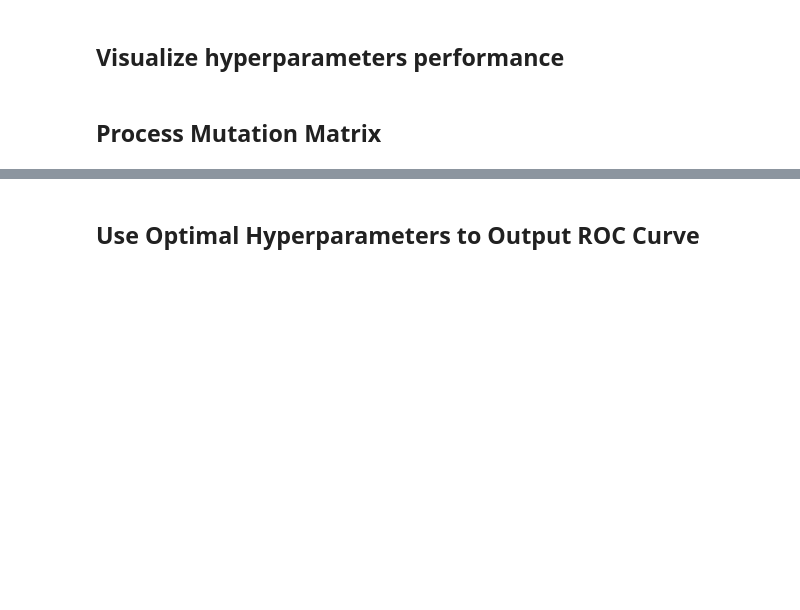
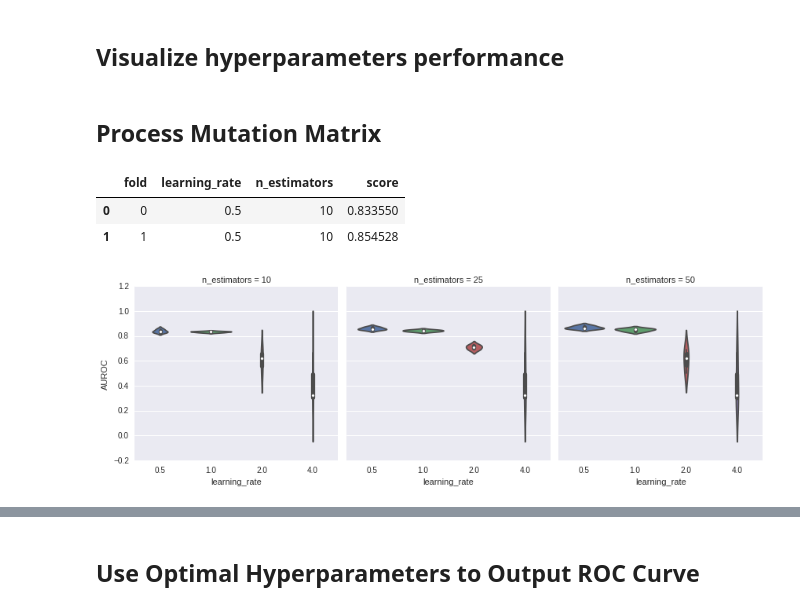
Before and after one commit to NabeelSarwar/machine-learning, a Jupyter notebook: algorithms/AdaBoost_NabeelSarwar.ipynb, the cells around one changed output, grey strips where cells are left out. Drawn from its saved outputs; the diff is of its cells as text; code cells hidden in the pictures; blank space fills up the shorter version.

```diff
--- a/algorithms/AdaBoost_NabeelSarwar.ipynb
+++ b/algorithms/AdaBoost_NabeelSarwar.ipynb
@@ -34,11 +34,11 @@ GENE = 'TP53'
 n_feature_kept = 500
 param_fixed = {
     'algorithm': 'SAMME.R',
-    'base_estimator': DecisionTreeClassifier
+    'base_estimator': DecisionTreeClassifier(max_depth=2)
 }
 param_grid = {
-    'learning_rate': [0.5, 1, 1.5, 2, 2.5, 3, 3.5, 4],
-    'n_estimators': [10, 25, 50, 75, 100]
+    'learning_rate': [0.5, 1, 2, 4],
+    'n_estimators': [10, 25, 50]
 }
 # %% [markdown]
 *Here is some [documentation](http://scikit-learn.org/stable/modules/generated/sklearn.linear_model.SGDClassifier.html) regarding the classifier and hyperparameters*
@@ -143,10 +176,16 @@ def grid_scores_to_df(grid_scores):
 # %%
 cv_score_df = grid_scores_to_df(clf_grid.grid_scores_)
 cv_score_df.head(2)
+# %% [output]
+|  | fold | learning_rate | n_estimators | score |
+| 0 | 0 | 0.5 | 10 | 0.833550 |
+| 1 | 1 | 0.5 | 10 | 0.854528 |
 # %%
 # Cross-validated performance distribution
-facet_grid = sns.factorplot(x='l1_ratio', y='score', col='alpha',
+facet_grid = sns.factorplot(x='learning_rate', y='score', col='n_estimators',
     data=cv_score_df, kind='violin', size=4, aspect=1)
 facet_grid.set_ylabels('AUROC');
+# %% [output]
+[figure, added]
 # %%
 # Cross-validated performance heatmap
```
Also changed, not shown: parts of 16 cells of this notebook.
